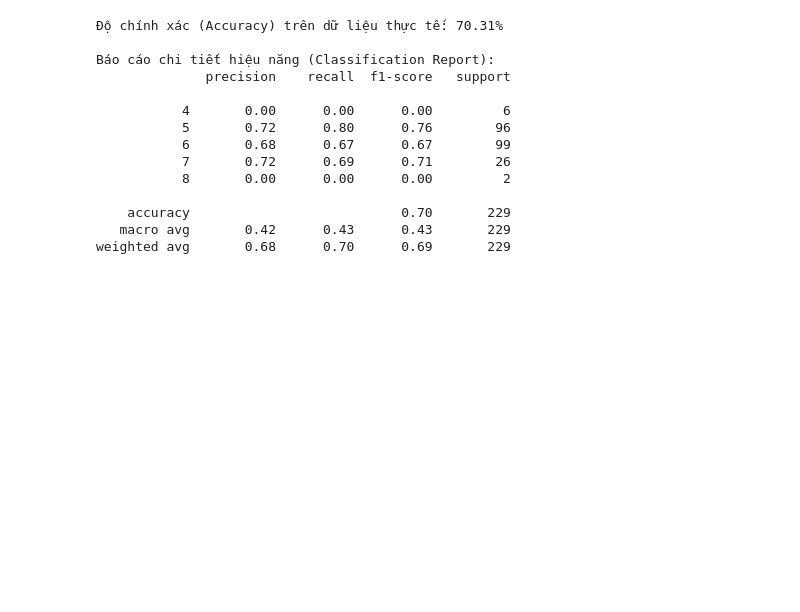
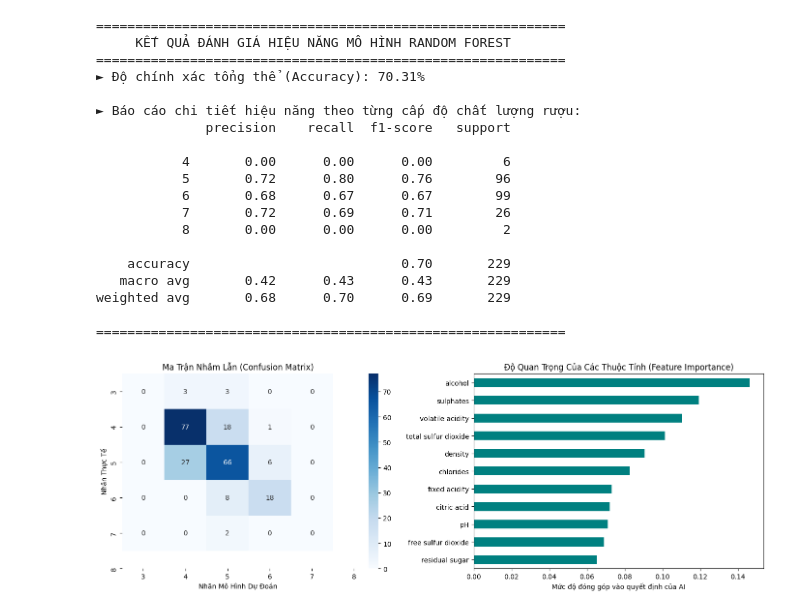
Before and after one commit to Sinon218/AI-ruou-vang, a Jupyter notebook: main/wine_model.ipynb, the cells around one changed output. Drawn from its saved outputs; the diff is of its cells as text; code cells hidden in the pictures; blank space fills up the shorter version.

Commit message:
Hoàn thiện mô hình đối chứng với dữ liệu thực tế WineQT

```diff
--- a/main/wine_model.ipynb
+++ b/main/wine_model.ipynb
@@ -6,14 +11,12 @@ from sklearn.metrics import accuracy_score, classification_report
 # %%
-df = pd.read_csv('WineQT.csv')
+# ==========================================
+# BƯỚC 1: TIỀN XỬ LÝ DỮ LIỆU (DATA PREPROCESSING)
+# ==========================================
+# Sửa lại dòng số 4 thành đường dẫn này:
+df = pd.read_csv('E:/project AI/WineQT.csv')
 
 X = df.drop(columns=['quality'])
 y = df['quality']
 
 X_train, X_test, y_train, y_test = train_test_split(X, y, test_size=0.2, random_state=42)
-
-model = RandomForestClassifier(n_estimators=100, random_state=42)
-
-model.fit(X_train, y_train)
-
-y_pred = model.predict(X_test)
 # %%
@@ -40,15 +30,27 @@ weighted avg       0.68      0.70      0.69       229
 # %%
-# 7. Tính toán và hiển thị độ chính xác tổng thể (Accuracy)
+# ==========================================
+# BƯỚC 3: ĐÁNH GIÁ CHI TIẾT (EVALUATION & REPORT)
+# ==========================================
+# Thực hiện dự đoán trên tập kiểm thử độc lập
+y_pred = model.predict(X_test)
+
+print("="*60)
+print("     KẾT QUẢ ĐÁNH GIÁ HIỆU NĂNG MÔ HÌNH RANDOM FOREST")
+print("="*60)
+
 accuracy = accuracy_score(y_test, y_pred)
-print(f"Độ chính xác (Accuracy) trên dữ liệu thực tế: {accuracy * 100:.2f}%")
+print(f"► Độ chính xác tổng thể (Accuracy): {accuracy * 100:.2f}%\n")
 
-# 8. In bảng báo cáo chi tiết hiệu năng cho từng nhóm chất lượng rượu
-print("\nBáo cáo chi tiết hiệu năng (Classification Report):")
+print("► Báo cáo chi tiết hiệu năng theo từng cấp độ chất lượng rượu:")
 print(classification_report(y_test, y_pred, zero_division=0))
+print("="*60)
 # %% [output]
-Độ chính xác (Accuracy) trên dữ liệu thực tế: 70.31%
+============================================================
+     KẾT QUẢ ĐÁNH GIÁ HIỆU NĂNG MÔ HÌNH RANDOM FOREST
+============================================================
+► Độ chính xác tổng thể (Accuracy): 70.31%
 
-Báo cáo chi tiết hiệu năng (Classification Report):
+► Báo cáo chi tiết hiệu năng theo từng cấp độ chất lượng rượu:
               precision    recall  f1-score   support
 
            4       0.00      0.00      0.00         6
@@ -60,3 +62,29 @@ Báo cáo chi tiết hiệu năng (Classification Report):
     accuracy                           0.70       229
    macro avg       0.42      0.43      0.43       229
 weighted avg       0.68      0.70      0.69       229
+
+============================================================
+# %%
+# ==========================================
+# BƯỚC 4: TRỰC QUAN HÓA KẾT QUẢ (VISUALIZATION
+# ==========================================
+plt.figure(figsize=(14, 5))
+
+plt.subplot(1, 2, 1)
+cm = confusion_matrix(y_test, y_pred)
+sns.heatmap(cm, annot=True, fmt='d', cmap='Blues',
+            xticklabels=model.classes_, yticklabels=model.classes_)
+plt.title('Ma Trận Nhầm Lẫn (Confusion Matrix)')
+plt.xlabel('Nhãn Mô Hình Dự Đoán')
+plt.ylabel('Nhãn Thực Tế')
+
+plt.subplot(1, 2, 2)
+importances = pd.Series(model.feature_importances_, index=X.columns).sort_values(ascending=True)
+importances.plot(kind='barh', color='teal')
+plt.title('Độ Quan Trọng Của Các Thuộc Tính (Feature Importance)')
+plt.xlabel('Mức độ đóng góp vào quyết định của AI')
+
+plt.tight_layout()
+plt.show()
+# %% [output]
+[figure, added]
```
Also changed, not shown: parts of 2 cells of this notebook.
